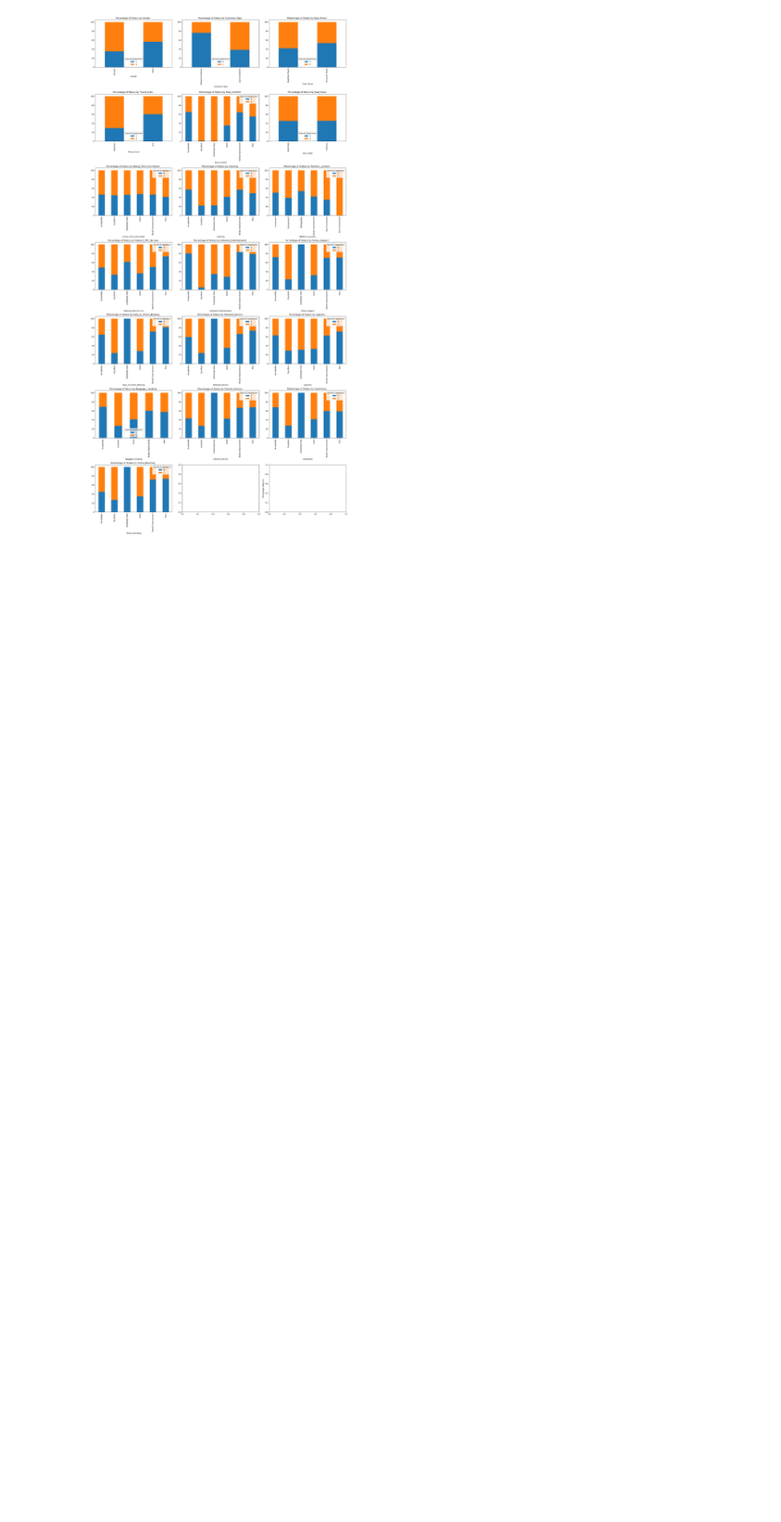
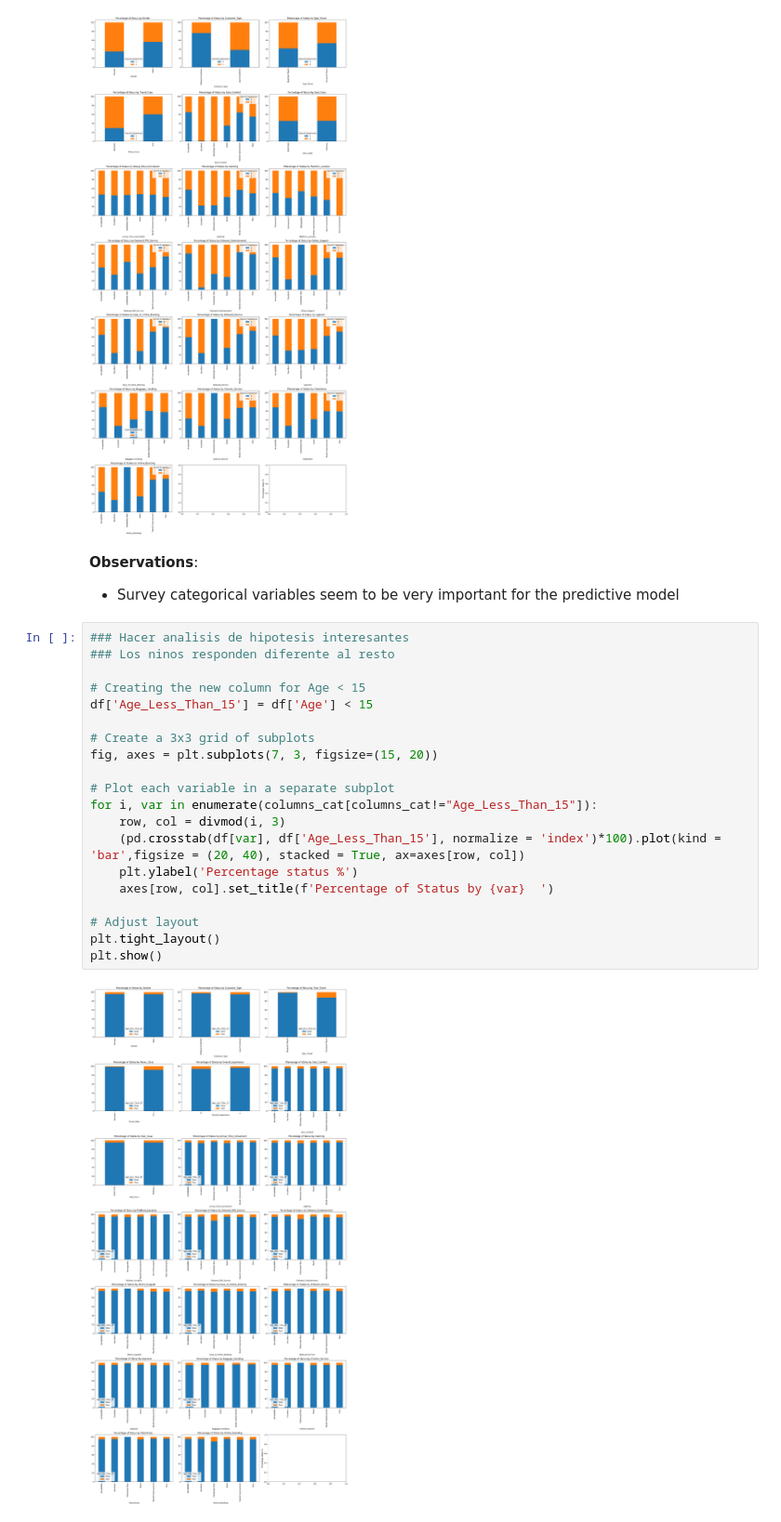
Before and after one commit to LinfrayPM/hackathonGL2, a Jupyter notebook: hackathon.ipynb, the cells around one changed output. Shown at 93% size. Drawn from its saved outputs; the diff is of its cells as text; blank space fills up the shorter version.

```diff
--- a/hackathon.ipynb
+++ b/hackathon.ipynb
@@ -527,3 +595,28 @@ plt.tight_layout()
 plt.show()
 # %% [output]
 [figure]
+# %% [markdown]
+**Observations**:
+- Survey categorical variables seem to be very important for the predictive model
+# %%
+### Hacer analisis de hipotesis interesantes
+### Los ninos responden diferente al resto
+
+# Creating the new column for Age < 15
+df['Age_Less_Than_15'] = df['Age'] < 15
+
+# Create a 3x3 grid of subplots
+fig, axes = plt.subplots(7, 3, figsize=(15, 20))
+
+# Plot each variable in a separate subplot
+for i, var in enumerate(columns_cat[columns_cat!="Age_Less_Than_15"]):
+    row, col = divmod(i, 3)
+    (pd.crosstab(df[var], df['Age_Less_Than_15'], normalize = 'index')*100).plot(kind = 'bar',figsize = (20, 40), stacked = True, ax=axes[row, col])
+    plt.ylabel('Percentage status %')
+    axes[row, col].set_title(f'Percentage of Status by {var}  ')
+
+# Adjust layout
+plt.tight_layout()
+plt.show()
+# %% [output]
+[figure, added]
```
Also changed, not shown: parts of 34 cells of this notebook.
